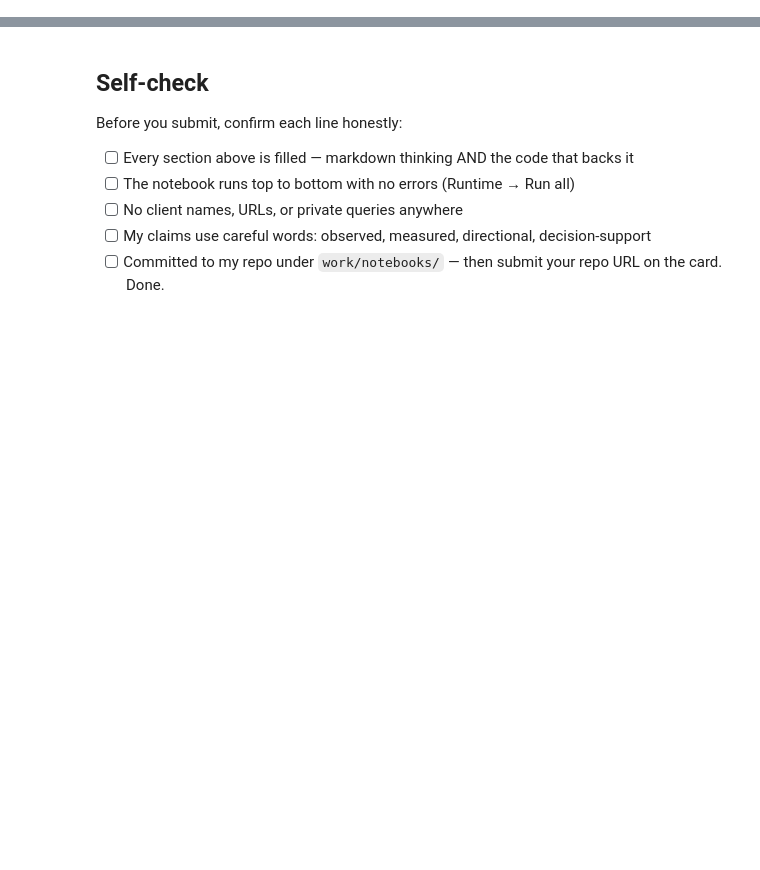
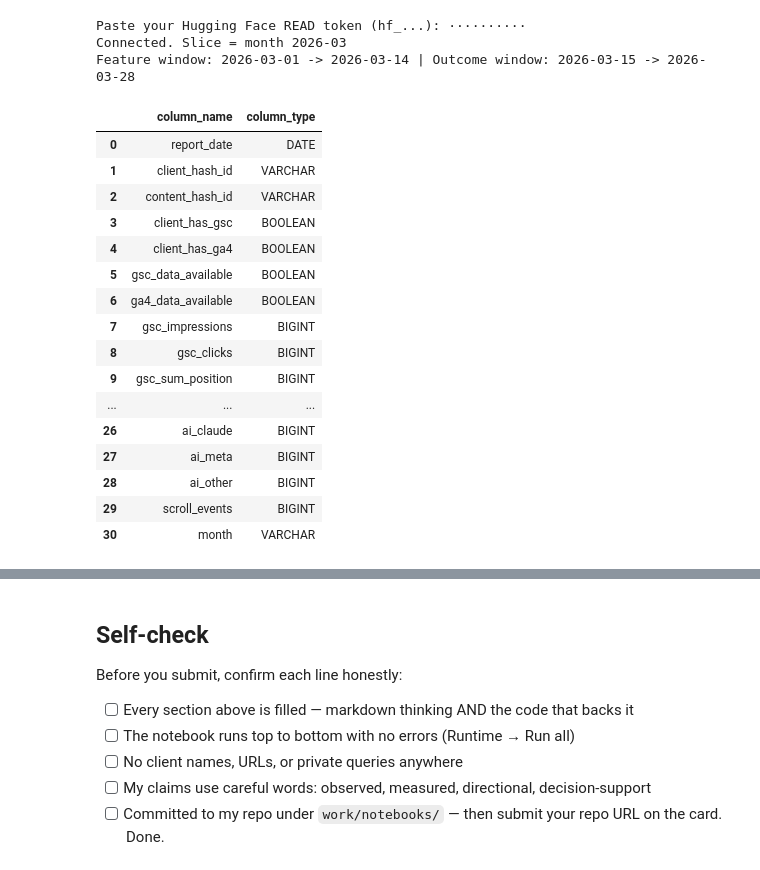
Before and after one commit to Ssaqlain09/flyrank-ml-internship, a Jupyter notebook: work/notebooks/w03_data_contract.ipynb, the cells around one changed output, grey strips where cells are left out. Saved outputs shown, nothing was run; the diff lists cells and outputs as text; code cells hidden in the pictures; blank space fills up the shorter version.

Commit message:
completed w03_data_contract

```diff
--- a/work/notebooks/w03_data_contract.ipynb
+++ b/work/notebooks/w03_data_contract.ipynb
@@ -22,0 +30,52 @@ This skeleton is yours to fill. Work the sections **in order** — each one has
+# %%
+%pip -q install duckdb huggingface_hub scikit-learn
+
+import os, getpass
+
+# Token order: env var -> Colab Secret -> hidden prompt. Never paste a token into a cell.
+HF_TOKEN = os.environ.get("HF_TOKEN")
+if not HF_TOKEN:
+    try:
+        from google.colab import userdata
+        HF_TOKEN = userdata.get("HF_TOKEN")
+    except Exception:
+        pass
+HF_TOKEN = HF_TOKEN or getpass.getpass("Paste your Hugging Face READ token (hf_...): ")
+
+import duckdb
+con = duckdb.connect()
+con.execute(f"CREATE OR REPLACE SECRET hf (TYPE huggingface, TOKEN '{HF_TOKEN}')")
+
+REL = "hf://datasets/FlyRank/internship-warehouse"
+MONTH = "2026-03"
+FACT_MONTH = f"read_parquet('{REL}/fact_content_daily_performance/month={MONTH}/*.parquet')"
+
+FEAT_START, FEAT_END = "2026-03-01", "2026-03-14"
+OUT_START,  OUT_END  = "2026-03-15", "2026-03-28"
+
+print("Connected. Slice = month", MONTH)
+print("Feature window:", FEAT_START, "->", FEAT_END, "| Outcome window:", OUT_START, "->", OUT_END)
+
+# Schema peek (metadata only, not one of the three verification queries)
+con.sql(f"DESCRIBE SELECT * FROM {FACT_MONTH}").df()[["column_name", "column_type"]]
+# %% [output]
+Paste your Hugging Face READ token (hf_...): ··········
+Connected. Slice = month 2026-03
+Feature window: 2026-03-01 -> 2026-03-14 | Outcome window: 2026-03-15 -> 2026-03-28
+|  | column_name | column_type |
+| 0 | report_date | DATE |
+| 1 | client_hash_id | VARCHAR |
+| 2 | content_hash_id | VARCHAR |
+| 3 | client_has_gsc | BOOLEAN |
+| 4 | client_has_ga4 | BOOLEAN |
+| 5 | gsc_data_available | BOOLEAN |
+| 6 | ga4_data_available | BOOLEAN |
+| 7 | gsc_impressions | BIGINT |
+| 8 | gsc_clicks | BIGINT |
+| 9 | gsc_sum_position | BIGINT |
+| ... | ... | ... |
+| 26 | ai_claude | BIGINT |
+| 27 | ai_meta | BIGINT |
+| 28 | ai_other | BIGINT |
+| 29 | scroll_events | BIGINT |
+| 30 | month | VARCHAR |
```
Also changed, not shown: parts of 22 cells of this notebook.
